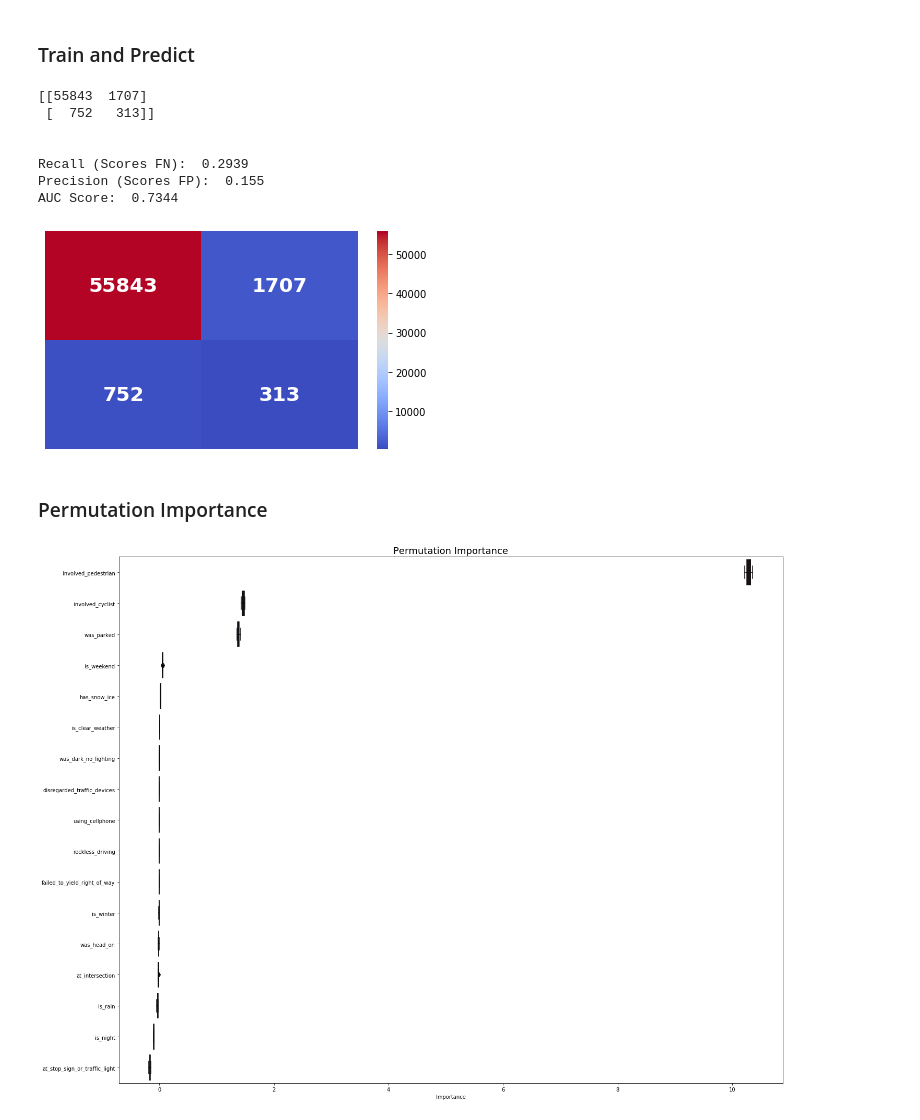
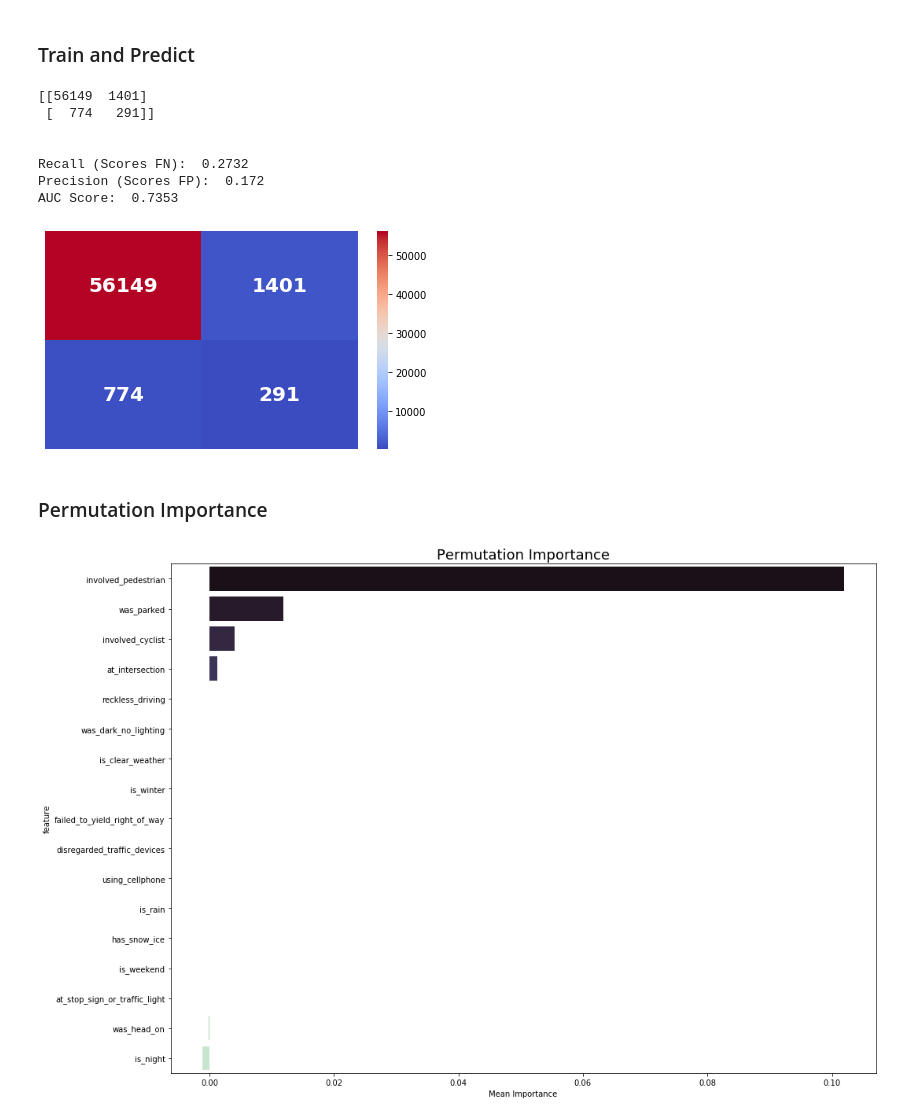
Before and after one commit to Morgan-Sell/chicago-traffic-safety, a Jupyter notebook: random_forest.ipynb, the cells around one changed output. Drawn from its saved outputs; the diff is of its cells as text; code cells hidden in the pictures.

Commit message:
fixed rf_utils module

```diff
--- a/random_forest.ipynb
+++ b/random_forest.ipynb
@@ -161,7 +152,7 @@ Max. Depth of Tree:  2
 # %% [markdown]
 ### Train and Predict
 # %%
-n_estimators = 50
+n_estimators = 20
 max_features = 3
 max_depth = 2
 
@@ -178,23 +169,23 @@ print('Recall (Scores FN): ', round(recall_score(y_test, y_pred), 4))
 print('Precision (Scores FP): ', round(precision_score(y_test, y_pred), 4))
 print('AUC Score: ', round(roc_auc_score(y_test, y_prob), 4))
 # %% [output]
-[[55843  1707]
- [  752   313]]
+[[56149  1401]
+ [  774   291]]
 
 
-Recall (Scores FN):  0.2939
-Precision (Scores FP):  0.155
-AUC Score:  0.7344
+Recall (Scores FN):  0.2732
+Precision (Scores FP):  0.172
+AUC Score:  0.7353
 # %%
 plt.figure(figsize=(7,4))
 sns.heatmap(cf_matrix, cmap='coolwarm', annot=True, annot_kws={'size': 20, 'fontweight':'bold'}, fmt='d',
                  xticklabels=False, yticklabels=False);
 #plt.savefig('img/cf_matrix.png', bbox_inches='tight')
 # %% [output]
-[figure, old version]
+[figure, new version]
 # %% [markdown]
 ### Permutation Importance
 # %%
-calculate_and_plot_permutation_importance(rf, X_over, y_over, 10, 3, (20,15), 20, X_train.columns)
+rf_utils.calculate_and_plot_permutation_importance(rf, X_over, y_over, 20, 3, (15,10), 16, X_train.columns)
 # %% [output]
-[figure, old version]
+[figure, new version]
```
Also changed, not shown: parts of 3 cells of this notebook, 1 other file.
